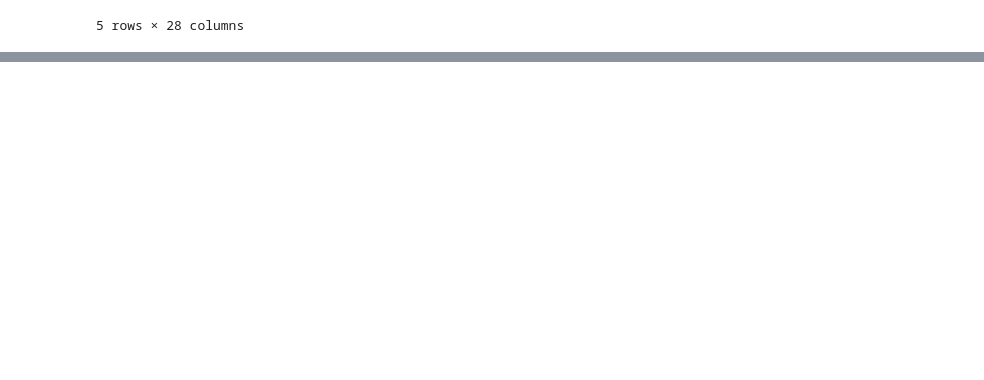
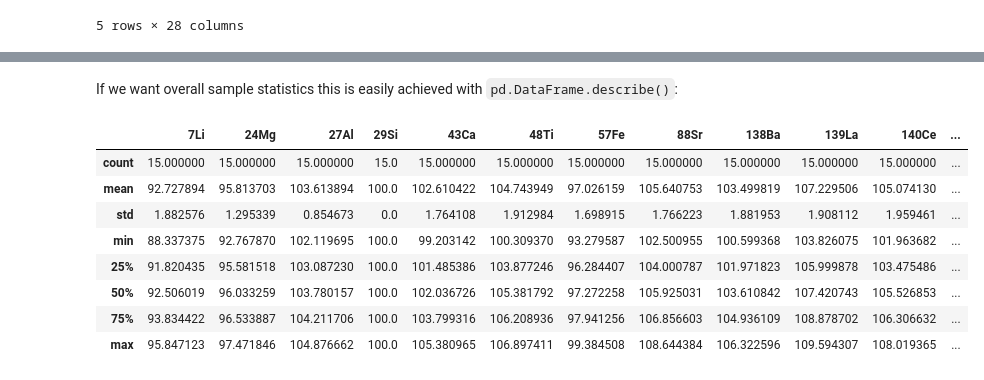
Before and after one commit to jlubbersgeo/lasertram, a Jupyter notebook: lasertram_tutorial.ipynb, the cells around one changed output, grey strips where cells are left out. Saved outputs shown, nothing was run; the diff lists cells and outputs as text; code cells hidden in the pictures; blank space fills up the shorter version.

```diff
--- a/lasertram_tutorial.ipynb
+++ b/lasertram_tutorial.ipynb
@@ -339,0 +403,16 @@ concentrations.SRM_concentrations.head()
+# %% [markdown]
+If we want overall sample statistics this is easily achieved with `pd.DataFrame.describe()`:
+# %%
+standard = "ATHO-G"
+
+concentrations.SRM_accuracies.loc[standard, concentrations.analytes].describe()
+# %% [output]
+|  | 7Li | 24Mg | 27Al | 29Si | 43Ca | 48Ti | 57Fe | 88Sr | 138Ba | 139La | 140Ce | ... |
+| count | 15.000000 | 15.000000 | 15.000000 | 15.0 | 15.000000 | 15.000000 | 15.000000 | 15.000000 | 15.000000 | 15.000000 | 15.000000 | ... |
+| mean | 92.727894 | 95.813703 | 103.613894 | 100.0 | 102.610422 | 104.743949 | 97.026159 | 105.640753 | 103.499819 | 107.229506 | 105.074130 | ... |
+| std | 1.882576 | 1.295339 | 0.854673 | 0.0 | 1.764108 | 1.912984 | 1.698915 | 1.766223 | 1.881953 | 1.908112 | 1.959461 | ... |
+| min | 88.337375 | 92.767870 | 102.119695 | 100.0 | 99.203142 | 100.309370 | 93.279587 | 102.500955 | 100.599368 | 103.826075 | 101.963682 | ... |
+| 25% | 91.820435 | 95.581518 | 103.087230 | 100.0 | 101.485386 | 103.877246 | 96.284407 | 104.000787 | 101.971823 | 105.999878 | 103.475486 | ... |
+| 50% | 92.506019 | 96.033259 | 103.780157 | 100.0 | 102.036726 | 105.381792 | 97.272258 | 105.925031 | 103.610842 | 107.420743 | 105.526853 | ... |
+| 75% | 93.834422 | 96.533887 | 104.211706 | 100.0 | 103.799316 | 106.208936 | 97.941256 | 106.856603 | 104.936109 | 108.878702 | 106.306632 | ... |
+| max | 95.847123 | 97.471846 | 104.876662 | 100.0 | 105.380965 | 106.897411 | 99.384508 | 108.644384 | 106.322596 | 109.594307 | 108.019365 | ... |
```
Also changed, not shown: parts of 6 cells of this notebook, 1 other file.
